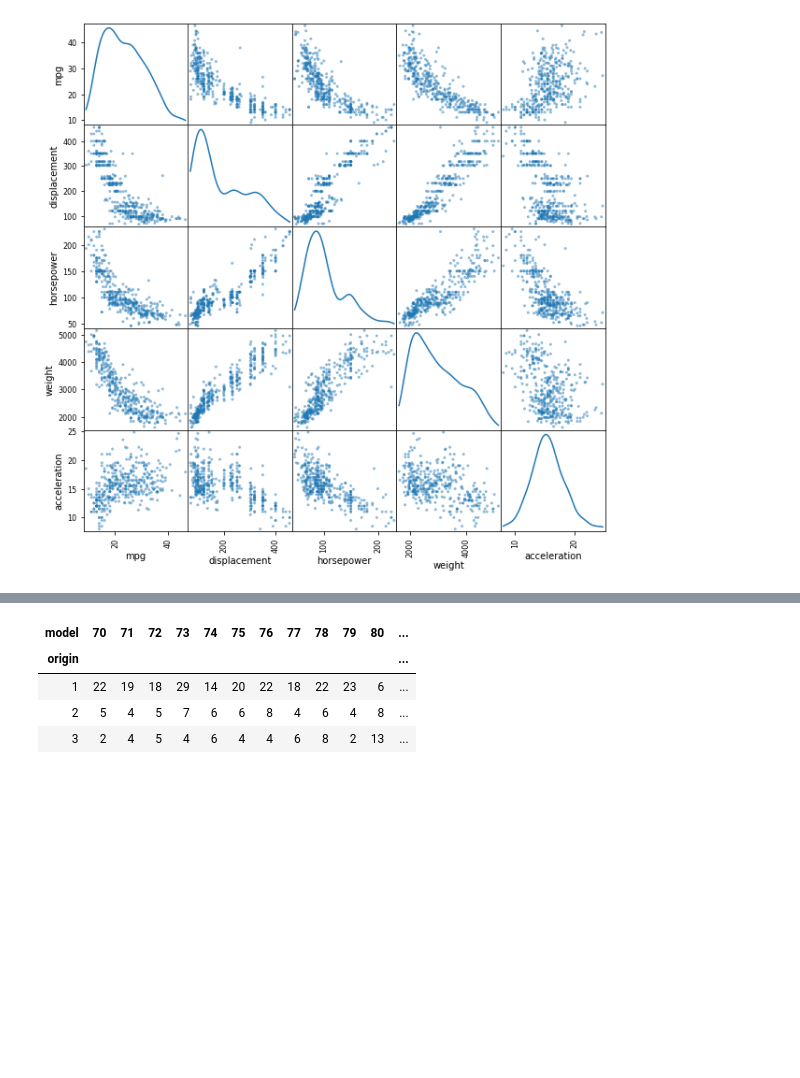
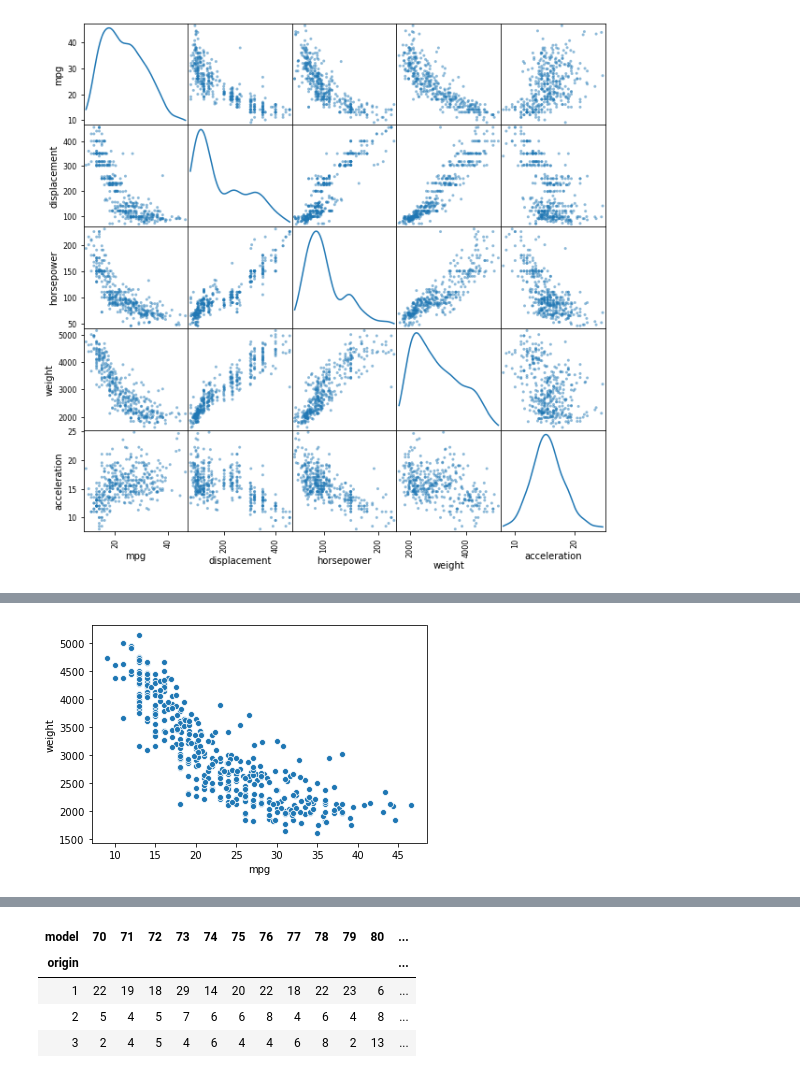
Before and after one commit to ngarcia1295/INTRO-TO-DATA-ANALYSIS, a Jupyter notebook: cars.ipynb, the cells around one changed output, grey strips where cells are left out. Cells and saved outputs as stored; diff of their text form; code cells hidden in the pictures; blank space fills up the shorter version.

```diff
--- a/cars.ipynb
+++ b/cars.ipynb
@@ -307,0 +327,4 @@ plt.legend(numpoints=1)
+# %%
+ax = sns.scatterplot (x = 'mpg', y = 'weight', data = cars)
+# %% [output]
+[figure, added]
```
Also changed, not shown: parts of 14 cells of this notebook.
